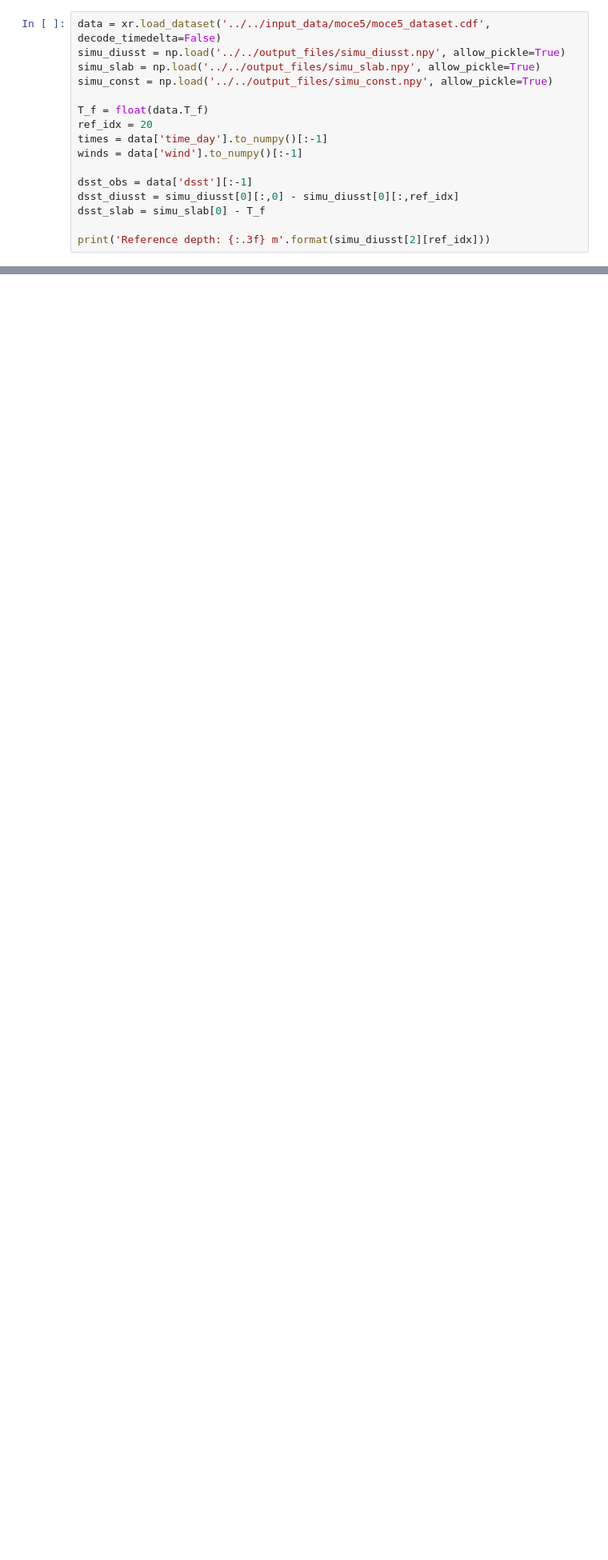
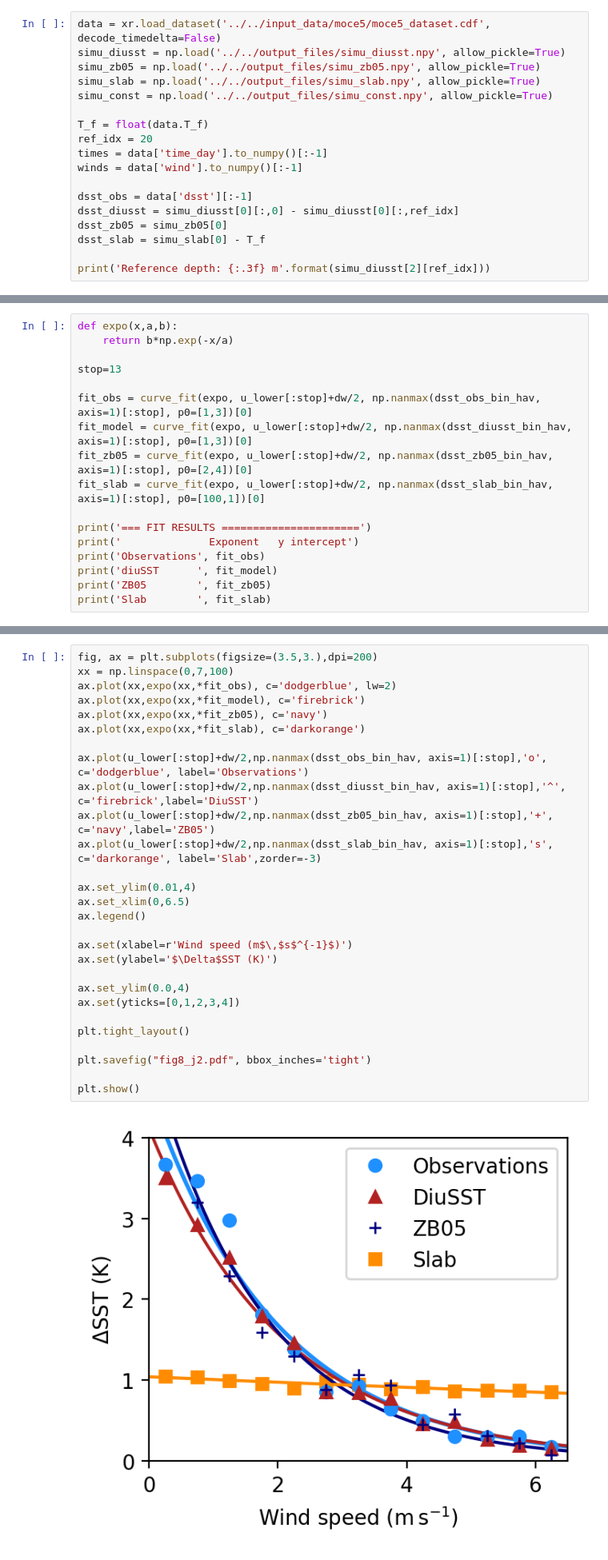
Before and after one commit to reykboerner/diusst, a Jupyter notebook: scripts/figs/paper_fig8.ipynb, the cells around one changed output, grey strips where cells are left out. Shown at 80% size. Cells and saved outputs as stored; diff of their text form; blank space fills up the shorter version.

Commit message:
new figs with added ZB05 results

```diff
--- a/scripts/figs/paper_fig8.ipynb
+++ b/scripts/figs/paper_fig8.ipynb
@@ -10,6 +10,7 @@ from iminuit.cost import LeastSquares
 # %%
 data = xr.load_dataset('../../input_data/moce5/moce5_dataset.cdf', decode_timedelta=False)
 simu_diusst = np.load('../../output_files/simu_diusst.npy', allow_pickle=True)
+simu_zb05 = np.load('../../output_files/simu_zb05.npy', allow_pickle=True)
 simu_slab = np.load('../../output_files/simu_slab.npy', allow_pickle=True)
 simu_const = np.load('../../output_files/simu_const.npy', allow_pickle=True)
 
@@ -20,6 +21,7 @@ winds = data['wind'].to_numpy()[:-1]
 
 dsst_obs = data['dsst'][:-1]
 dsst_diusst = simu_diusst[0][:,0] - simu_diusst[0][:,ref_idx]
+dsst_zb05 = simu_zb05[0]
 dsst_slab = simu_slab[0] - T_f
 
 print('Reference depth: {:.3f} m'.format(simu_diusst[2][ref_idx]))
@@ -101,0 +61,17 @@ plt.show()
+# %%
+def expo(x,a,b):
+    return b*np.exp(-x/a)
+
+stop=13
+
+fit_obs = curve_fit(expo, u_lower[:stop]+dw/2, np.nanmax(dsst_obs_bin_hav, axis=1)[:stop], p0=[1,3])[0]
+fit_model = curve_fit(expo, u_lower[:stop]+dw/2, np.nanmax(dsst_diusst_bin_hav, axis=1)[:stop], p0=[1,3])[0]
+fit_zb05 = curve_fit(expo, u_lower[:stop]+dw/2, np.nanmax(dsst_zb05_bin_hav, axis=1)[:stop], p0=[2,4])[0]
+fit_slab = curve_fit(expo, u_lower[:stop]+dw/2, np.nanmax(dsst_slab_bin_hav, axis=1)[:stop], p0=[100,1])[0]
+
+print('=== FIT RESULTS ======================')
+print('              Exponent   y intercept')
+print('Observations', fit_obs)
+print('diuSST      ', fit_model)
+print('ZB05        ', fit_zb05)
+print('Slab        ', fit_slab)
@@ -101,0 +85,30 @@ plt.show()
+# %%
+fig, ax = plt.subplots(figsize=(3.5,3.),dpi=200)
+xx = np.linspace(0,7,100)
+ax.plot(xx,expo(xx,*fit_obs), c='dodgerblue', lw=2)
+ax.plot(xx,expo(xx,*fit_model), c='firebrick')
+ax.plot(xx,expo(xx,*fit_zb05), c='navy')
+ax.plot(xx,expo(xx,*fit_slab), c='darkorange')
+
+ax.plot(u_lower[:stop]+dw/2,np.nanmax(dsst_obs_bin_hav, axis=1)[:stop],'o', c='dodgerblue', label='Observations')
+ax.plot(u_lower[:stop]+dw/2,np.nanmax(dsst_diusst_bin_hav, axis=1)[:stop],'^', c='firebrick',label='DiuSST')
+ax.plot(u_lower[:stop]+dw/2,np.nanmax(dsst_zb05_bin_hav, axis=1)[:stop],'+', c='navy',label='ZB05')
+ax.plot(u_lower[:stop]+dw/2,np.nanmax(dsst_slab_bin_hav, axis=1)[:stop],'s', c='darkorange', label='Slab',zorder=-3)
+
+ax.set_ylim(0.01,4)
+ax.set_xlim(0,6.5)
+ax.legend()
+
+ax.set(xlabel=r'Wind speed (m$\,$s$^{-1}$)')
+ax.set(ylabel='$\Delta$SST (K)')
+
+ax.set_ylim(0.0,4)
+ax.set(yticks=[0,1,2,3,4])
+
+plt.tight_layout()
+
+plt.savefig("fig8_j2.pdf", bbox_inches='tight')
+
+plt.show()
+# %% [output]
+[figure, added]
```
Also changed, not shown: parts of 4 cells of this notebook, 9 other files.
